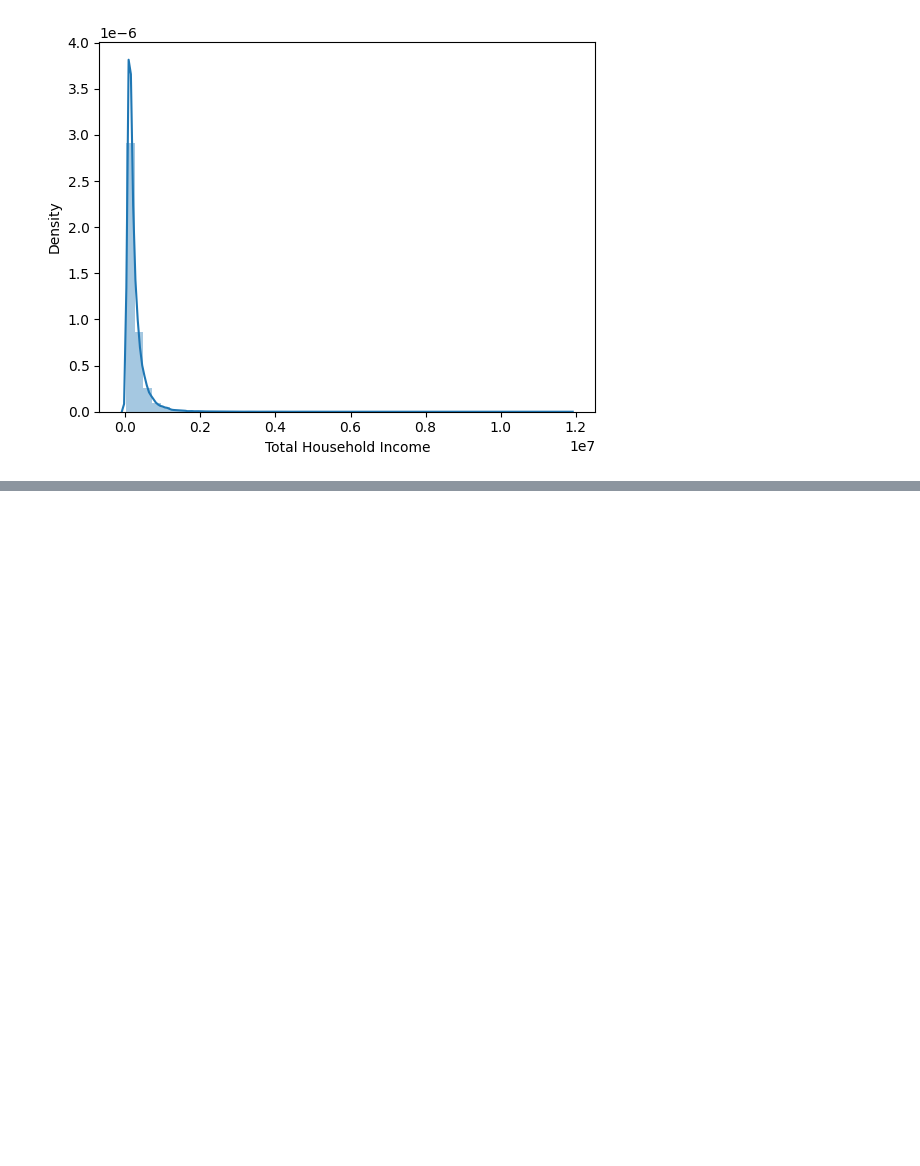
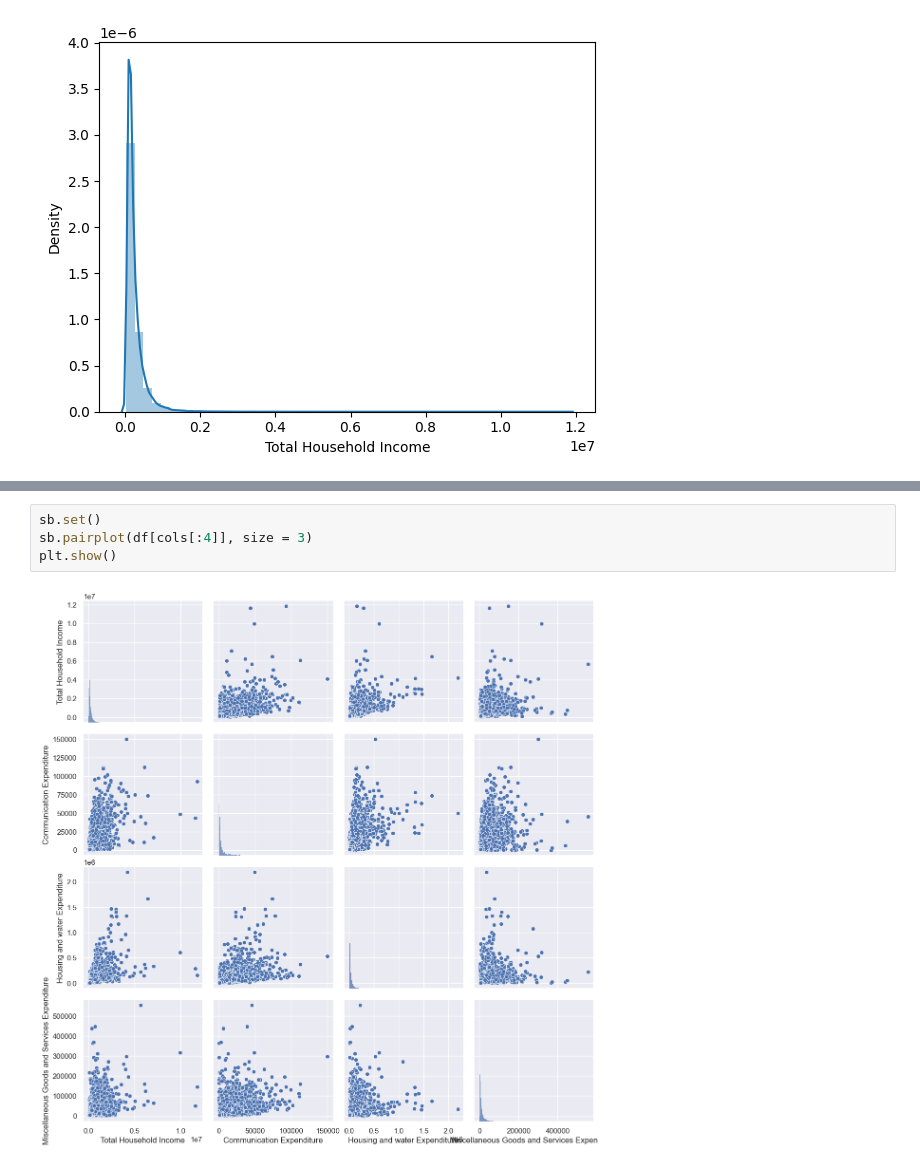
Before and after one commit to evad-e/Business-proj, a Jupyter notebook: Main.ipynb, the cells around one changed output, grey strips where cells are left out. Saved outputs shown, nothing was run; the diff lists cells and outputs as text; blank space fills up the shorter version.

```diff
--- a/Main.ipynb
+++ b/Main.ipynb
@@ -73,0 +90,6 @@ Skewness: 8.896631
+# %%
+sb.set()
+sb.pairplot(df[cols[:4]], size = 3)
+plt.show()
+# %% [output]
+[figure, added]
```
Also changed, not shown: parts of 3 cells of this notebook, 1 other file.
